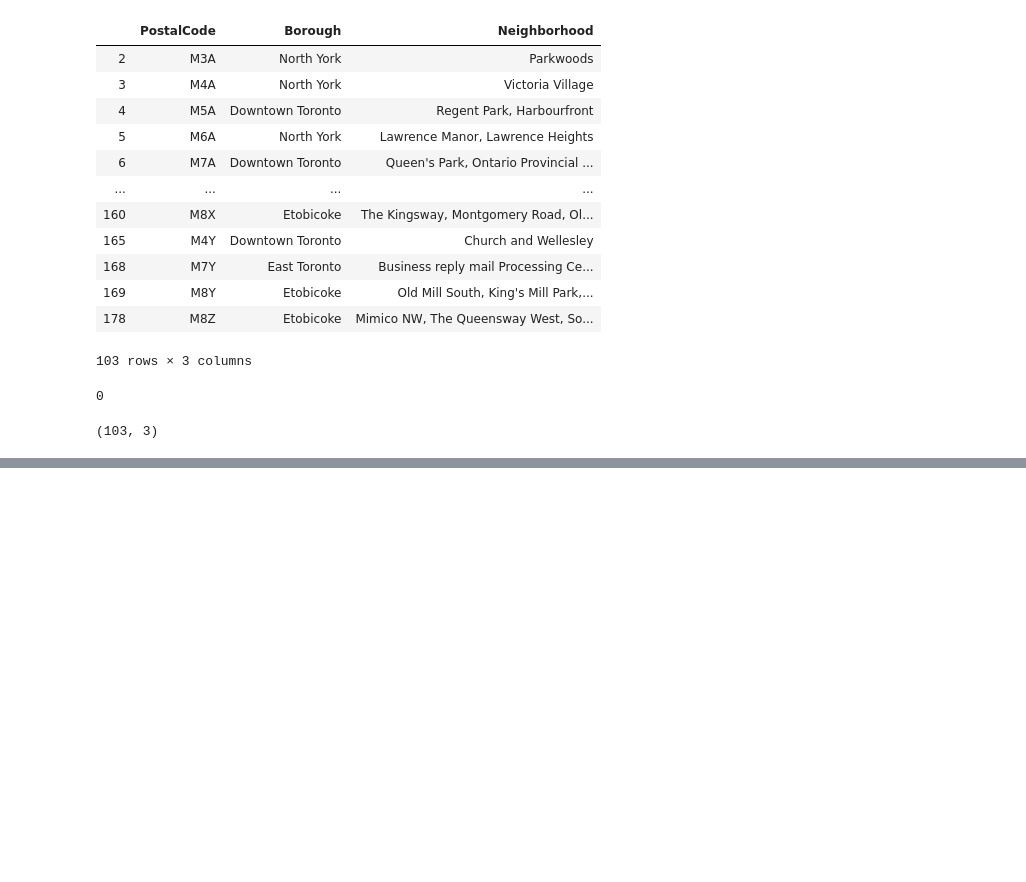
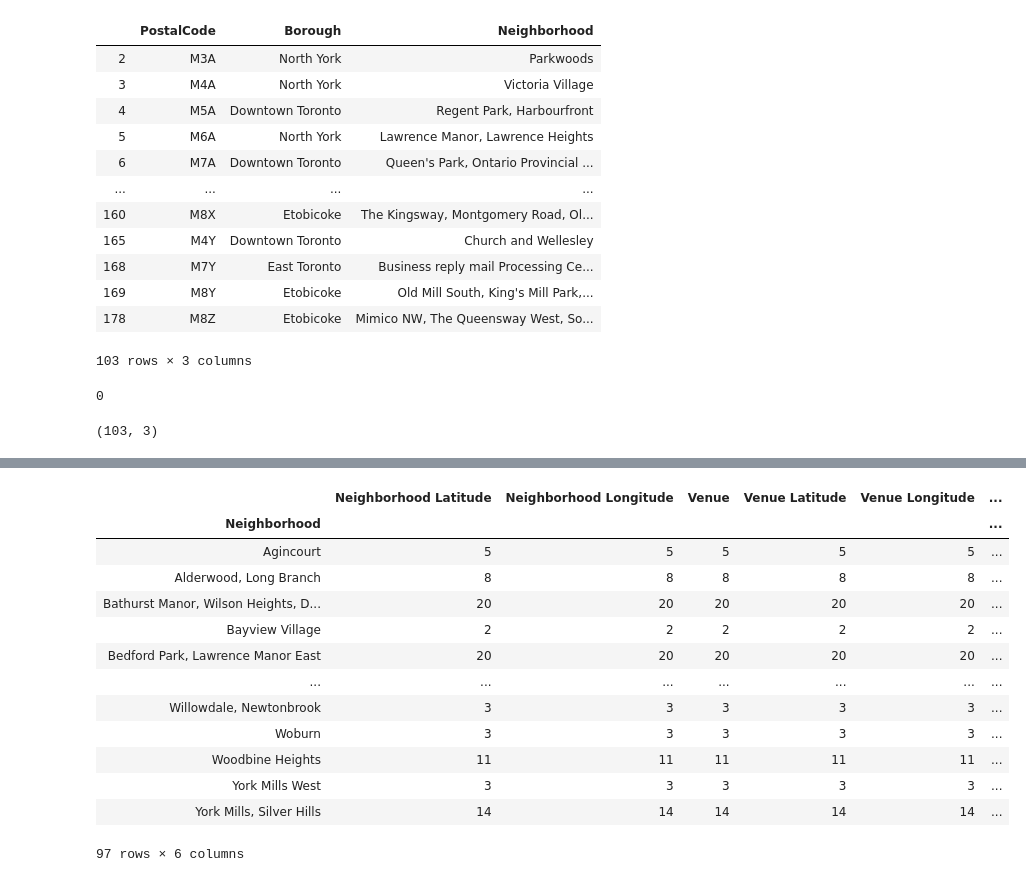
Before and after one commit to ArthurSrz/Coursera_capstone, a Jupyter notebook: Notebook_Coursera_Capstone.ipynb, the cells around one changed output, grey strips where cells are left out. Drawn from its saved outputs; the diff is of its cells as text; code cells hidden in the pictures; blank space fills up the shorter version.

```diff
--- a/Notebook_Coursera_Capstone.ipynb
+++ b/Notebook_Coursera_Capstone.ipynb
@@ -153,0 +517,17 @@ df.shape
+# %%
+toronto_venues.groupby('Neighborhood').count()
+# %% [output]
+|  | Neighborhood Latitude | Neighborhood Longitude | Venue | Venue Latitude | Venue Longitude | ... |
+| Neighborhood |  |  |  |  |  | ... |
+| Agincourt | 5 | 5 | 5 | 5 | 5 | ... |
+| Alderwood, Long Branch | 8 | 8 | 8 | 8 | 8 | ... |
+| Bathurst Manor, Wilson Heights, D... | 20 | 20 | 20 | 20 | 20 | ... |
+| Bayview Village | 2 | 2 | 2 | 2 | 2 | ... |
+| Bedford Park, Lawrence Manor East | 20 | 20 | 20 | 20 | 20 | ... |
+| ... | ... | ... | ... | ... | ... | ... |
+| Willowdale, Newtonbrook | 3 | 3 | 3 | 3 | 3 | ... |
+| Woburn | 3 | 3 | 3 | 3 | 3 | ... |
+| Woodbine Heights | 11 | 11 | 11 | 11 | 11 | ... |
+| York Mills West | 3 | 3 | 3 | 3 | 3 | ... |
+| York Mills, Silver Hills | 14 | 14 | 14 | 14 | 14 | ... |
+97 rows × 6 columns
```
Also changed, not shown: parts of 42 cells of this notebook.
